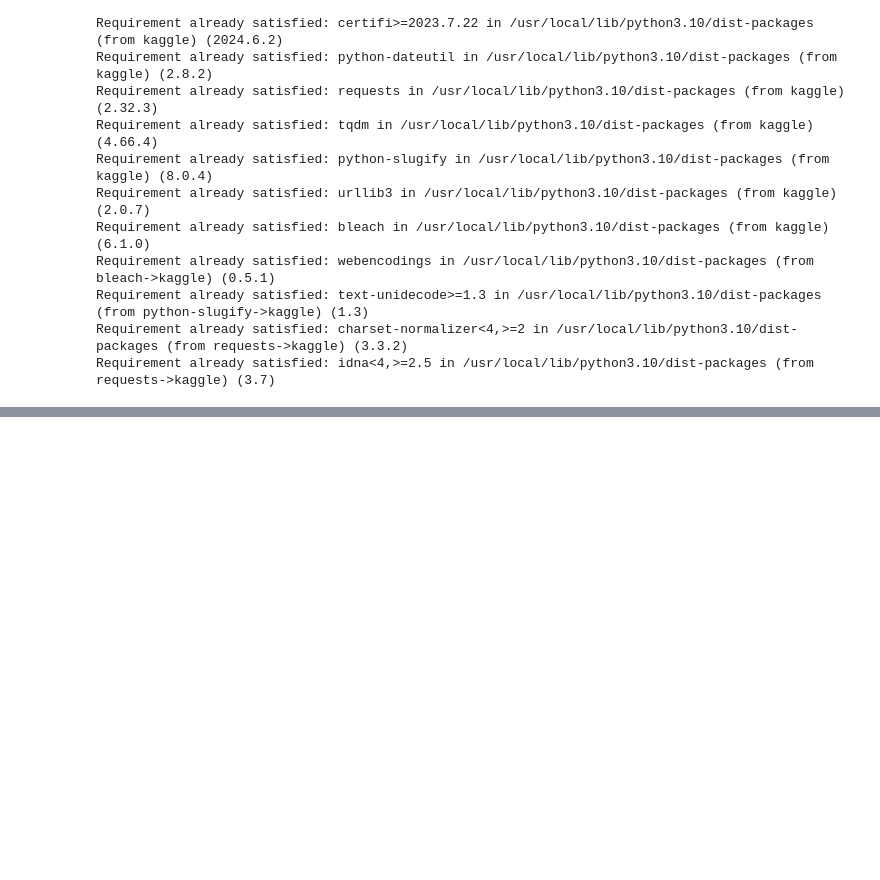
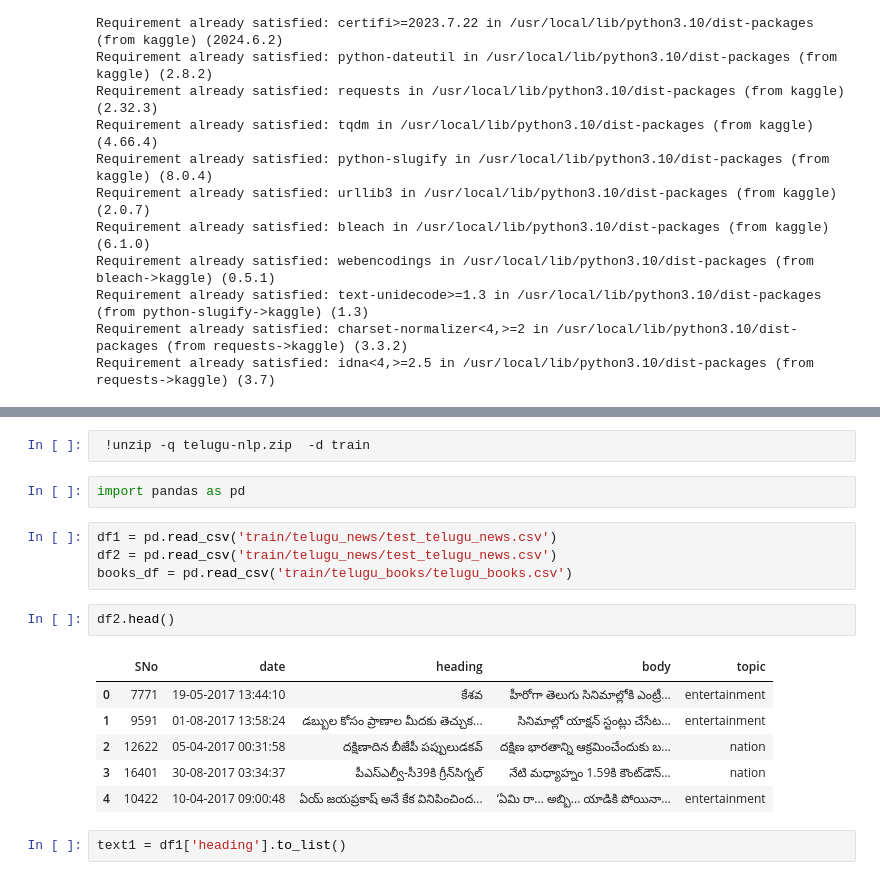
Before and after one commit to 11kartheek/telugu_tokenizer, a Jupyter notebook: telugutoken.ipynb, the cells around one changed output, grey strips where cells are left out. Saved outputs shown, nothing was run; the diff lists cells and outputs as text; blank space fills up the shorter version.

```diff
--- a/telugutoken.ipynb
+++ b/telugutoken.ipynb
@@ -18,0 +25,19 @@ Requirement already satisfied: idna<4,>=2.5 in /usr/local/lib/python3.10/dist-pa
+# %%
+ !unzip -q telugu-nlp.zip  -d train
+# %%
+import pandas as pd
+# %%
+df1 = pd.read_csv('train/telugu_news/test_telugu_news.csv')
+df2 = pd.read_csv('train/telugu_news/test_telugu_news.csv')
+books_df = pd.read_csv('train/telugu_books/telugu_books.csv')
+# %%
+df2.head()
+# %% [output]
+|  | SNo | date | heading | body | topic |
+| 0 | 7771 | 19-05-2017 13:44:10 | కేశవ | హీరోగా తెలుగు సినిమాల్లోకి ఎంట్రీ... | entertainment |
+| 1 | 9591 | 01-08-2017 13:58:24 | డబ్బుల కోసం ప్రాణాల మీదకు తెచ్చుక... | సినిమాల్లో యాక్షన్ స్టంట్లు చేసేట... | entertainment |
+| 2 | 12622 | 05-04-2017 00:31:58 | దక్షిణాదిన బీజేపీ పప్పులుడకవ్‌ | దక్షిణ భారతాన్ని ఆక్రమించేందుకు బ... | nation |
+| 3 | 16401 | 30-08-2017 03:34:37 | పీఎస్‌ఎల్వీ-సీ39కి గ్రీన్‌సిగ్నల్‌ | నేటి మధ్యాహ్నం 1.59కి కౌంట్‌డౌన్‌... | nation |
+| 4 | 10422 | 10-04-2017 09:00:48 | ఏయ్ జయప్రకాష్ అనే కేక వినిపించింద... | ‘ఏమి రా... అబ్బి... యాడికి పోయినా... | entertainment |
+# %%
+text1 = df1['heading'].to_list()
```
Also changed, not shown: parts of 2 cells of this notebook.
